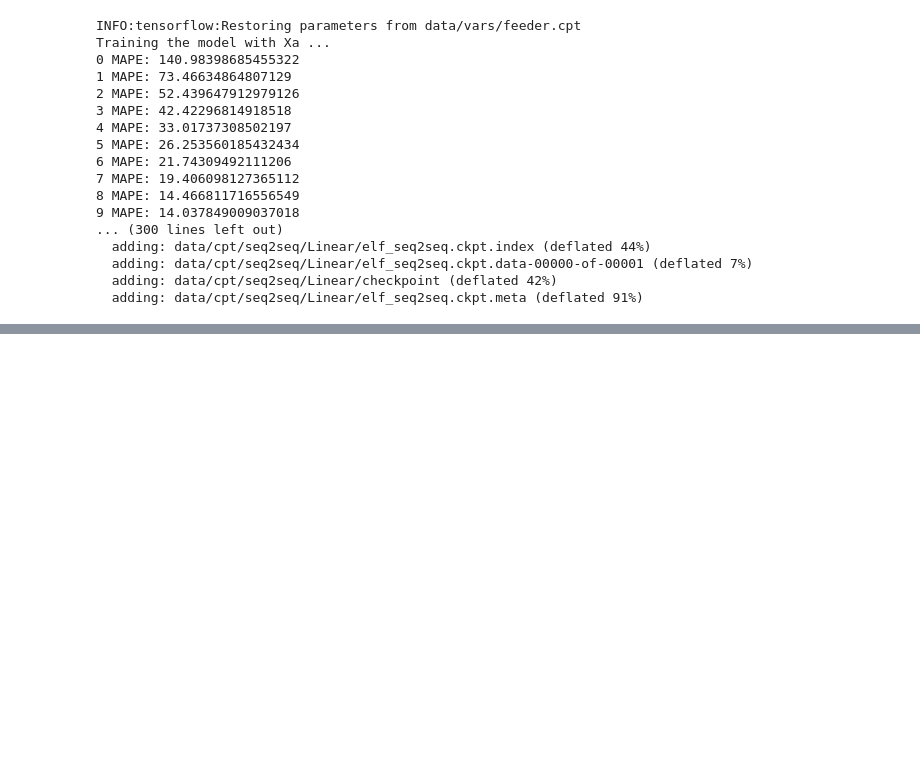
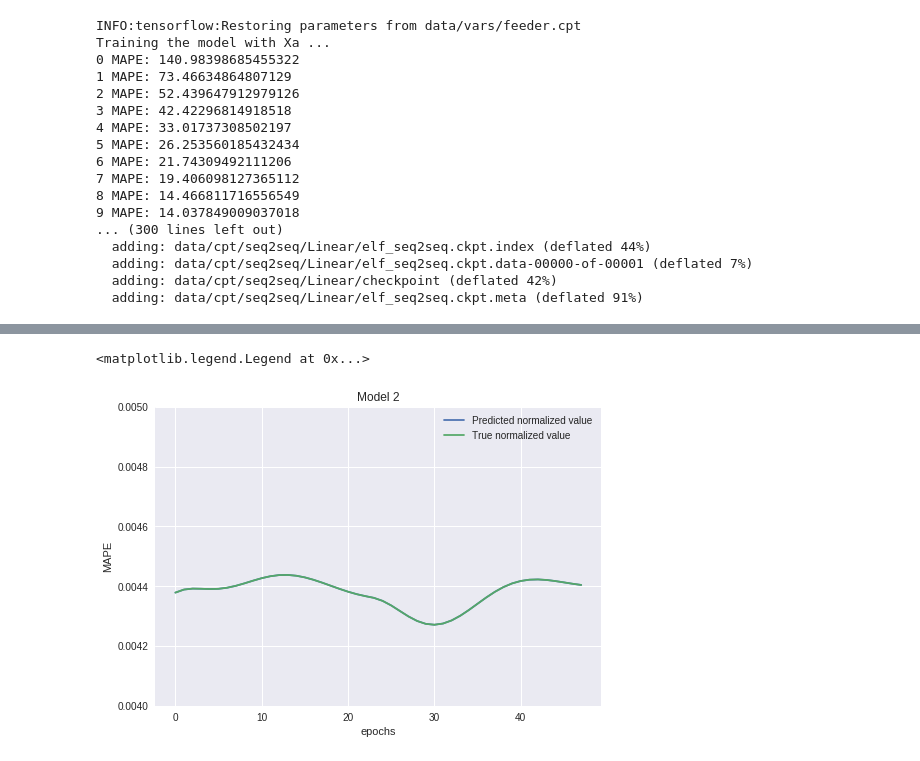
Before and after one commit to anshkumar/elf, a Jupyter notebook: elf_seq2seq.ipynb, the cells around one changed output, grey strips where cells are left out. Cells and saved outputs as stored; diff of their text form; code cells hidden in the pictures; blank space fills up the shorter version.

```diff
--- a/elf_seq2seq.ipynb
+++ b/elf_seq2seq.ipynb
@@ -1117,0 +1188,12 @@ Sample STD: 0.00574202064732105
+# %%
+plt.plot(range(48), pred_list['ZI'][1].reshape(48), label='Predicted normalized value')
+plt.plot(range(48), true_list['ZI'][1].reshape(48), label='True normalized value')
+# plt.xlim(50,111)
+plt.ylim(0.004,0.005)
+plt.xlabel('epochs')
+plt.ylabel('MAPE')
+plt.title("Model 2")
+plt.legend()
+# %% [output]
+<matplotlib.legend.Legend at 0x...>
+[figure, added]
```
Also changed, not shown: parts of 7 cells of this notebook.
